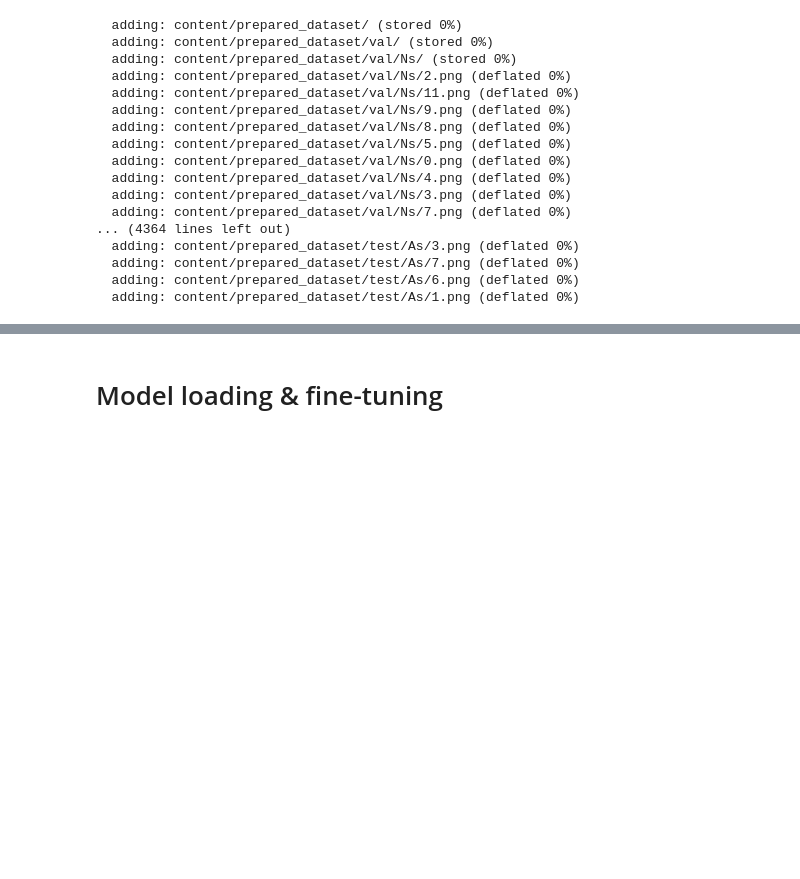
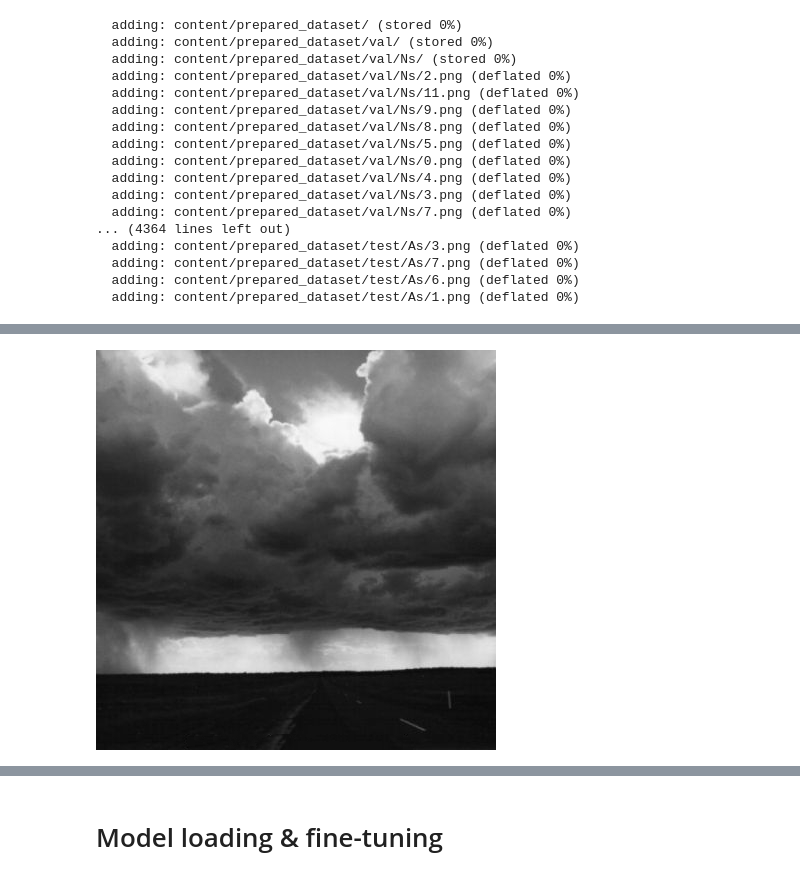
Before and after one commit to Loloxon/SIwSI, a Jupyter notebook: models/SIwSI_fine_tuning_for_clouds.ipynb, the cells around one changed output, grey strips where cells are left out. Saved outputs shown, nothing was run; the diff lists cells and outputs as text; code cells hidden in the pictures; blank space fills up the shorter version.

```diff
--- a/models/SIwSI_fine_tuning_for_clouds.ipynb
+++ b/models/SIwSI_fine_tuning_for_clouds.ipynb
@@ -233,0 +336,6 @@ Saving completed. Oversampled 1800 images
+# %%
+test_img31=ImageOps.grayscale(test_img3)
+
+test_img31
+# %% [output]
+[figure, added]
```
Also changed, not shown: parts of 61 cells of this notebook.
